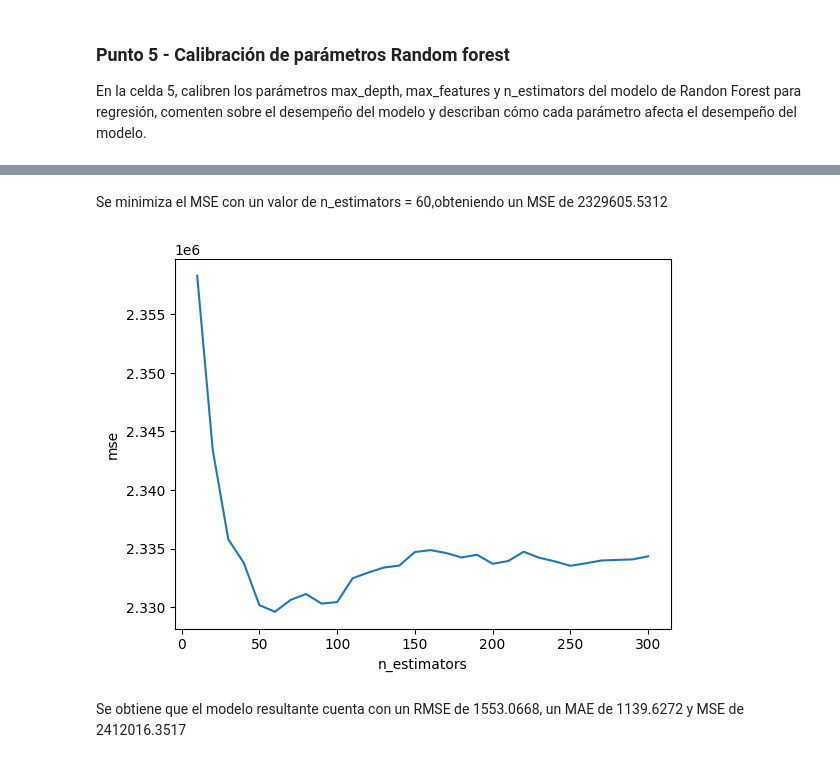
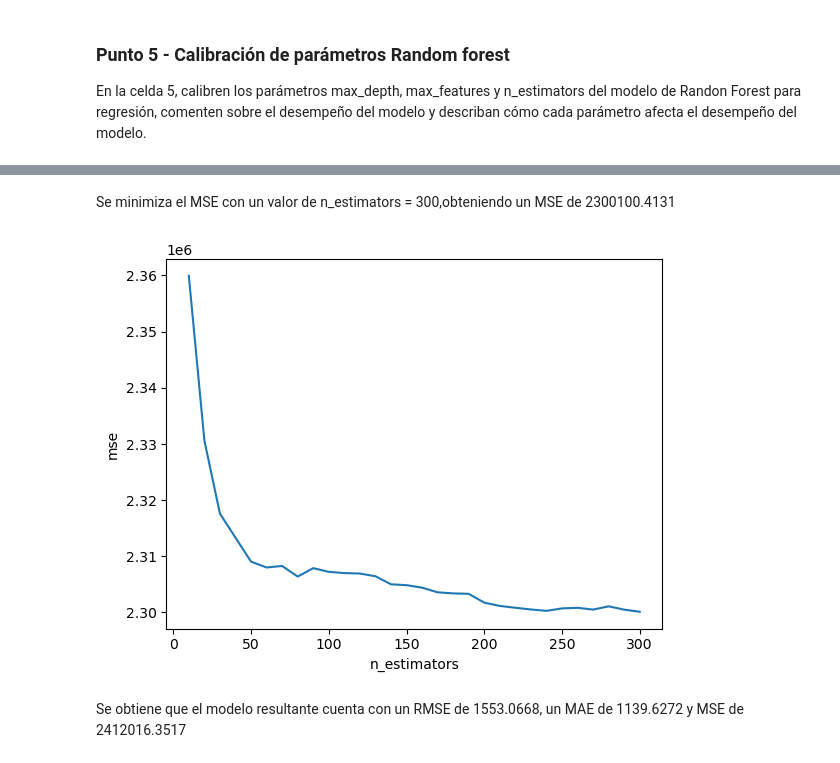
Before and after one commit to JohanManjarresMIAD/JohanManjarresMIAD-JohanManjarresMIAD-MIAD_ML_NLP_2026-Grupo_26, a Jupyter notebook: Semana 2/S2TC1_RandomForests_Boosting.ipynb, the cells around one changed output, grey strips where cells are left out. Saved outputs shown, nothing was run; the diff lists cells and outputs as text; code cells hidden in the pictures.

```diff
--- a/Semana 2/S2TC1_RandomForests_Boosting.ipynb
+++ b/Semana 2/S2TC1_RandomForests_Boosting.ipynb
@@ -428,7 +428,7 @@ mse_depth = []
 
 for delph in depth_range:
     clf = RandomForestRegressor(max_depth=delph, random_state=40, n_jobs=-1)
-    score = cross_val_score(clf, X, y, cv=5, scoring='neg_mean_squared_error').mean()
+    score = cross_val_score(clf, X_train, y_train, cv=5, scoring='neg_mean_squared_error').mean()
     mse_depth.append(-score)
 
 plt.plot(depth_range, mse_depth)
@@ -449,7 +449,7 @@ mse_features = []
 
 for feature in feature_range:
     clf = RandomForestRegressor(max_depth=8,max_features=feature, random_state=40, n_jobs=-1)
-    score = cross_val_score(clf, X, y, cv=5, scoring='neg_mean_squared_error').mean()
+    score = cross_val_score(clf, X_train, y_train, cv=5, scoring='neg_mean_squared_error').mean()
     mse_features.append(-score)
 
 plt.plot(feature_range, mse_features)
@@ -467,25 +467,25 @@ Se minimiza el MSE con max_features = 4,obteniendo un MSE de 2330431.0851
 # %%
 # Celda 5
 estimator_range = range(10, 310, 10)
 mse_scores = []
 
 
 for estimator in estimator_range:
     clf = RandomForestRegressor(max_depth=8,max_features=4,n_estimators=estimator, random_state=40, n_jobs=-1)
-    scores = cross_val_score(clf, X, y, cv=5, scoring='neg_mean_squared_error').mean()
+    scores = cross_val_score(clf, X_train, y_train, cv=5, scoring='neg_mean_squared_error').mean()
     mse_scores.append(-scores)
 
 plt.plot(estimator_range, mse_scores)
 plt.xlabel('n_estimators')
 plt.ylabel('mse')
 
 
 best_index = np.argmin(mse_scores)
 
 display(Markdown(f"""Se minimiza el MSE con un valor de n_estimators = {estimator_range[best_index]},obteniendo un MSE de {mse_scores[best_index]:.4f}"""))
 # %% [output]
-Se minimiza el MSE con un valor de n_estimators = 60,obteniendo un MSE de 2329605.5312
+Se minimiza el MSE con un valor de n_estimators = 300,obteniendo un MSE de 2300100.4131
-[figure, old version]
+[figure, new version]
 # %%
 clf_random5_1 = RandomForestRegressor(max_depth=8,max_features=4,n_estimators=60,random_state=40)
 clf_random5_1.fit(X_train, y_train)
```
Also changed, not shown: parts of 21 cells of this notebook.
